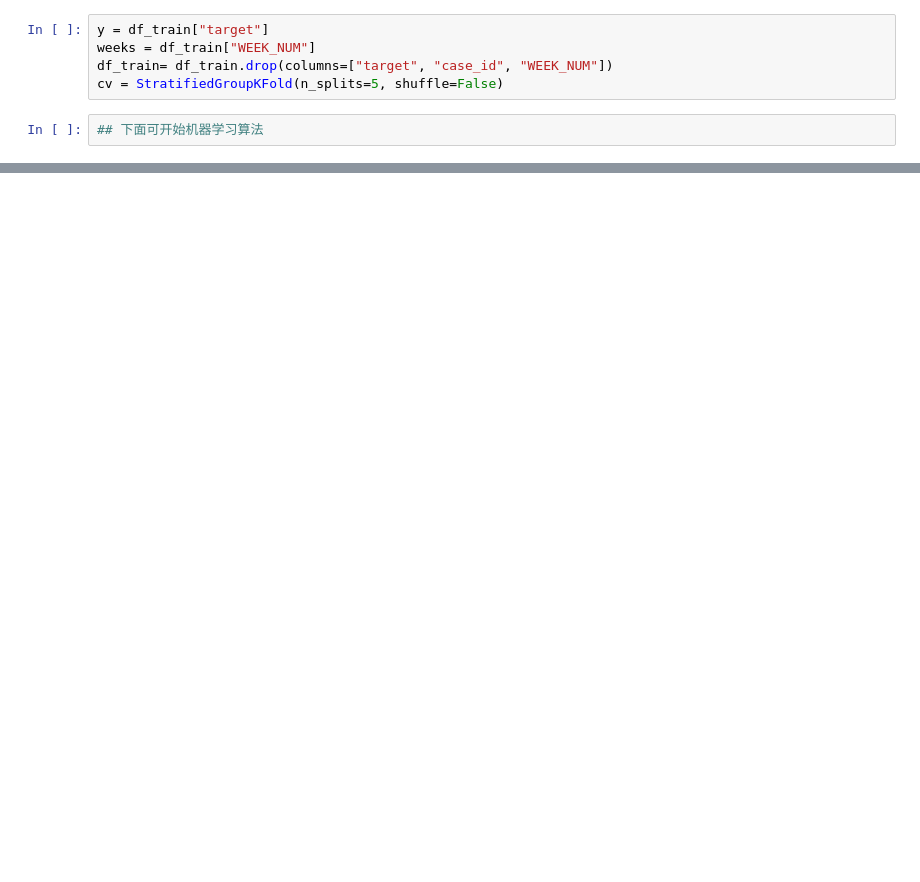
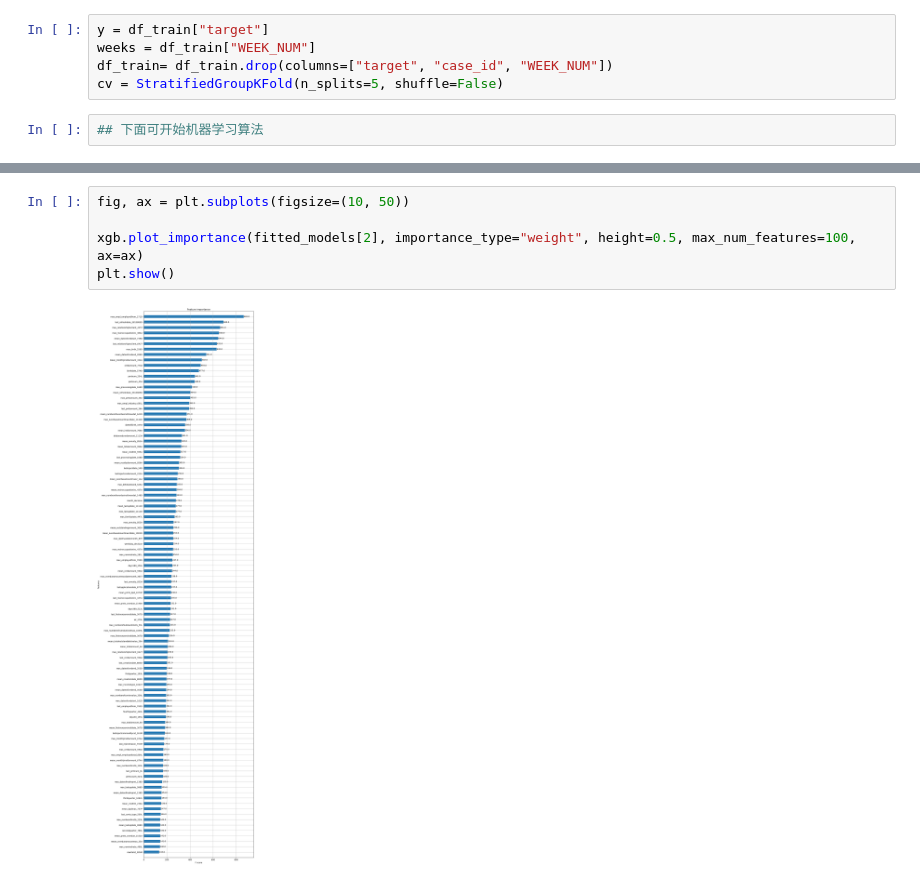
Before and after one commit to VivianGuo0/Kaggle_Credit-Risk, a Jupyter notebook: Data_Preprocessing.ipynb, the cells around one changed output, grey strips where cells are left out. Saved outputs shown, nothing was run; the diff lists cells and outputs as text; blank space fills up the shorter version.

Commit message:
Add files via upload
Add XGBoost Model & LGBM Model

```diff
--- a/Data_Preprocessing.ipynb
+++ b/Data_Preprocessing.ipynb
@@ -427,0 +511,7 @@ cv = StratifiedGroupKFold(n_splits=5, shuffle=False)
+# %%
+fig, ax = plt.subplots(figsize=(10, 50))
+
+xgb.plot_importance(fitted_models[2], importance_type="weight", height=0.5, max_num_features=100, ax=ax)
+plt.show()
+# %% [output]
+[figure, added]
```
Also changed, not shown: parts of 8 cells of this notebook.
